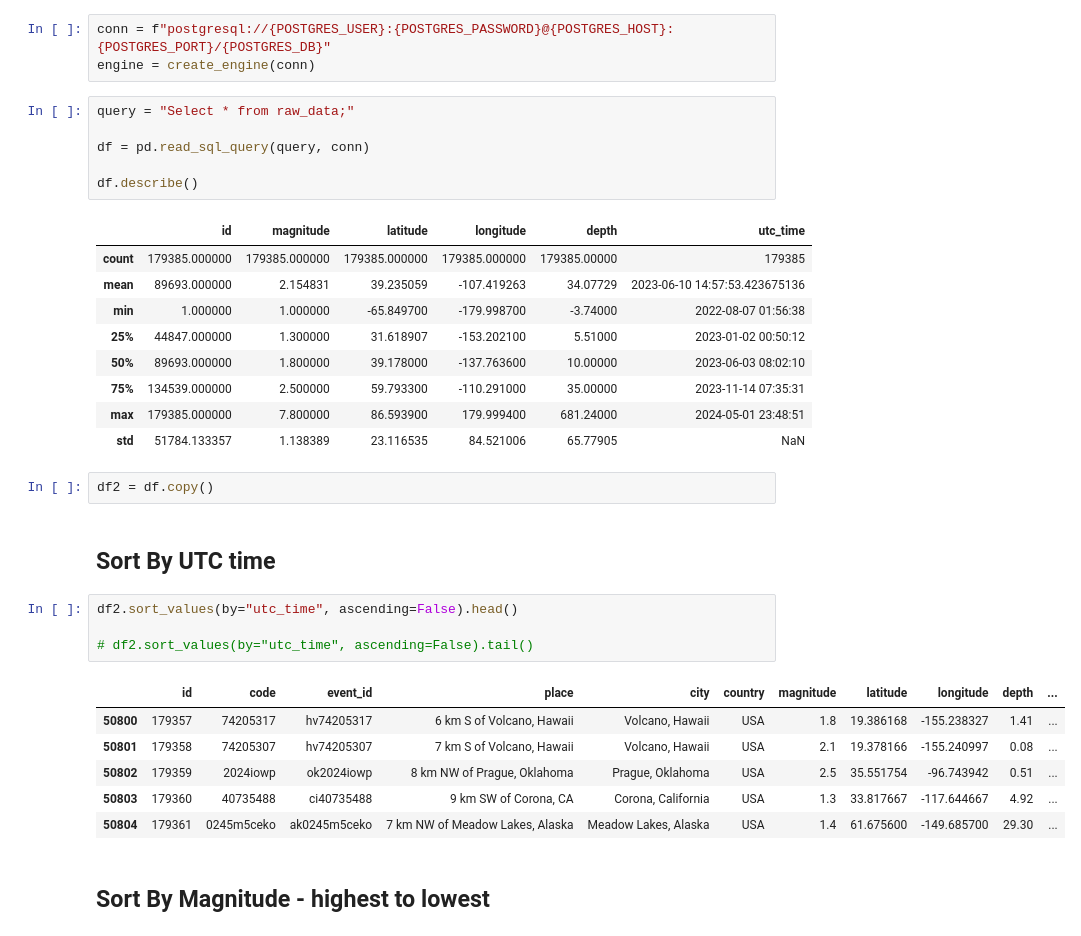
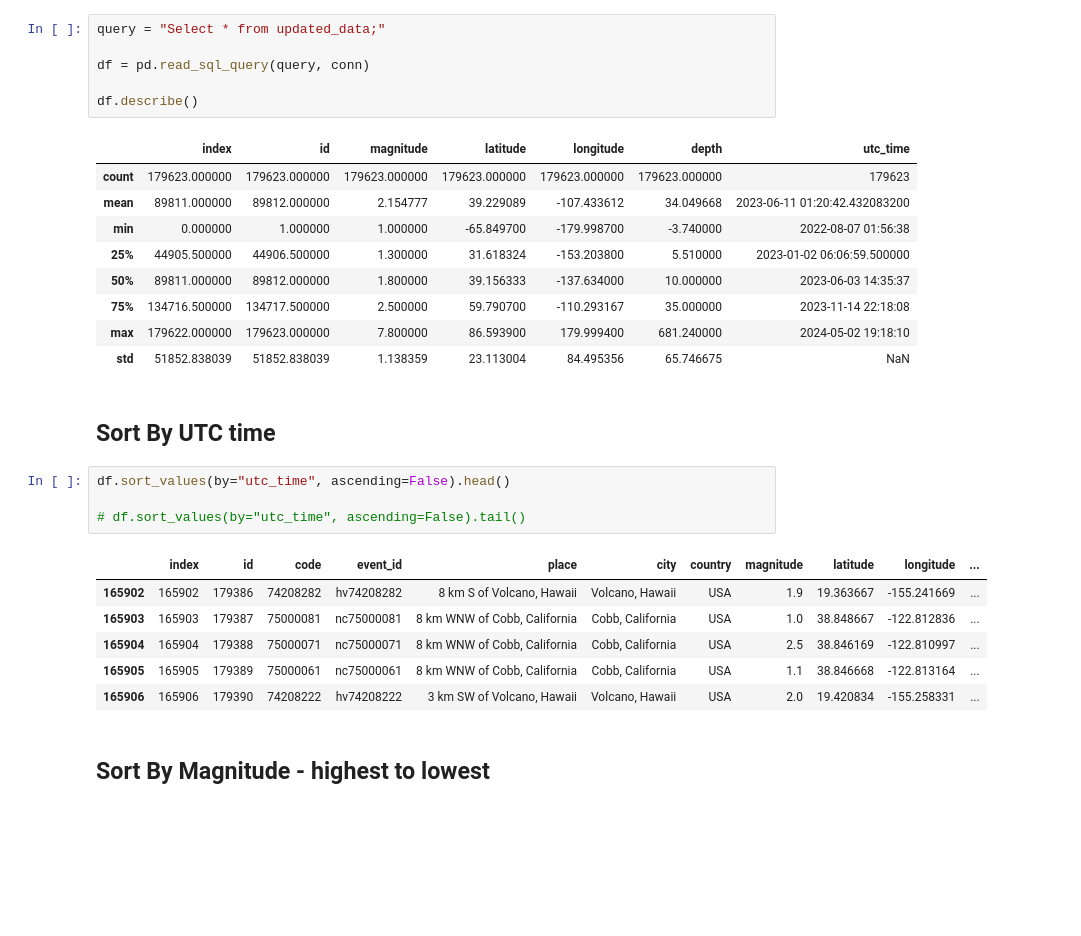
Before and after one commit to victoriacheng15/all-earthquakes-data, a Jupyter notebook: notebooks/visualization.ipynb, the cells around one changed output. Drawn from its saved outputs; the diff is of its cells as text; blank space fills up the shorter version.

```diff
--- a/notebooks/visualization.ipynb
+++ b/notebooks/visualization.ipynb
@@ -16,37 +19,32 @@ POSTGRES_PORT = os.environ.get("POSTGRES_PORT")
-# %%
-conn = f"postgresql://{POSTGRES_USER}:{POSTGRES_PASSWORD}@{POSTGRES_HOST}:{POSTGRES_PORT}/{POSTGRES_DB}"
-engine = create_engine(conn)
 # %%
-query = "Select * from raw_data;"
+query = "Select * from updated_data;"
 
 df = pd.read_sql_query(query, conn)
 
 df.describe()
 # %% [output]
-|  | id | magnitude | latitude | longitude | depth | utc_time |
-| count | 179385.000000 | 179385.000000 | 179385.000000 | 179385.000000 | 179385.00000 | 179385 |
-| mean | 89693.000000 | 2.154831 | 39.235059 | -107.419263 | 34.07729 | 2023-06-10 14:57:53.423675136 |
-| min | 1.000000 | 1.000000 | -65.849700 | -179.998700 | -3.74000 | 2022-08-07 01:56:38 |
-| 25% | 44847.000000 | 1.300000 | 31.618907 | -153.202100 | 5.51000 | 2023-01-02 00:50:12 |
-| 50% | 89693.000000 | 1.800000 | 39.178000 | -137.763600 | 10.00000 | 2023-06-03 08:02:10 |
-| 75% | 134539.000000 | 2.500000 | 59.793300 | -110.291000 | 35.00000 | 2023-11-14 07:35:31 |
-| max | 179385.000000 | 7.800000 | 86.593900 | 179.999400 | 681.24000 | 2024-05-01 23:48:51 |
-| std | 51784.133357 | 1.138389 | 23.116535 | 84.521006 | 65.77905 | NaN |
+|  | index | id | magnitude | latitude | longitude | depth | utc_time |
+| count | 179623.000000 | 179623.000000 | 179623.000000 | 179623.000000 | 179623.000000 | 179623.000000 | 179623 |
+| mean | 89811.000000 | 89812.000000 | 2.154777 | 39.229089 | -107.433612 | 34.049668 | 2023-06-11 01:20:42.432083200 |
+| min | 0.000000 | 1.000000 | 1.000000 | -65.849700 | -179.998700 | -3.740000 | 2022-08-07 01:56:38 |
+| 25% | 44905.500000 | 44906.500000 | 1.300000 | 31.618324 | -153.203800 | 5.510000 | 2023-01-02 06:06:59.500000 |
+| 50% | 89811.000000 | 89812.000000 | 1.800000 | 39.156333 | -137.634000 | 10.000000 | 2023-06-03 14:35:37 |
+| 75% | 134716.500000 | 134717.500000 | 2.500000 | 59.790700 | -110.293167 | 35.000000 | 2023-11-14 22:18:08 |
+| max | 179622.000000 | 179623.000000 | 7.800000 | 86.593900 | 179.999400 | 681.240000 | 2024-05-02 19:18:10 |
+| std | 51852.838039 | 51852.838039 | 1.138359 | 23.113004 | 84.495356 | 65.746675 | NaN |
-# %%
-df2 = df.copy()
 # %% [markdown]
 ## Sort By UTC time
 # %%
-df2.sort_values(by="utc_time", ascending=False).head()
+df.sort_values(by="utc_time", ascending=False).head()
 
-# df2.sort_values(by="utc_time", ascending=False).tail()
+# df.sort_values(by="utc_time", ascending=False).tail()
 # %% [output]
-|  | id | code | event_id | place | city | country | magnitude | latitude | longitude | depth | ... |
-| 50800 | 179357 | 74205317 | hv74205317 | 6 km S of Volcano, Hawaii | Volcano, Hawaii | USA | 1.8 | 19.386168 | -155.238327 | 1.41 | ... |
-| 50801 | 179358 | 74205307 | hv74205307 | 7 km S of Volcano, Hawaii | Volcano, Hawaii | USA | 2.1 | 19.378166 | -155.240997 | 0.08 | ... |
-| 50802 | 179359 | 2024iowp | ok2024iowp | 8 km NW of Prague, Oklahoma | Prague, Oklahoma | USA | 2.5 | 35.551754 | -96.743942 | 0.51 | ... |
-| 50803 | 179360 | 40735488 | ci40735488 | 9 km SW of Corona, CA | Corona, California | USA | 1.3 | 33.817667 | -117.644667 | 4.92 | ... |
-| 50804 | 179361 | 0245m5ceko | ak0245m5ceko | 7 km NW of Meadow Lakes, Alaska | Meadow Lakes, Alaska | USA | 1.4 | 61.675600 | -149.685700 | 29.30 | ... |
+|  | index | id | code | event_id | place | city | country | magnitude | latitude | longitude | ... |
+| 165902 | 165902 | 179386 | 74208282 | hv74208282 | 8 km S of Volcano, Hawaii | Volcano, Hawaii | USA | 1.9 | 19.363667 | -155.241669 | ... |
+| 165903 | 165903 | 179387 | 75000081 | nc75000081 | 8 km WNW of Cobb, California | Cobb, California | USA | 1.0 | 38.848667 | -122.812836 | ... |
+| 165904 | 165904 | 179388 | 75000071 | nc75000071 | 8 km WNW of Cobb, California | Cobb, California | USA | 2.5 | 38.846169 | -122.810997 | ... |
+| 165905 | 165905 | 179389 | 75000061 | nc75000061 | 8 km WNW of Cobb, California | Cobb, California | USA | 1.1 | 38.846668 | -122.813164 | ... |
+| 165906 | 165906 | 179390 | 74208222 | hv74208222 | 3 km SW of Volcano, Hawaii | Volcano, Hawaii | USA | 2.0 | 19.420834 | -155.258331 | ... |
 # %% [markdown]
 ## Sort By Magnitude - highest to lowest
 # %%
```
Also changed, not shown: parts of 28 cells of this notebook, 1 other file.
